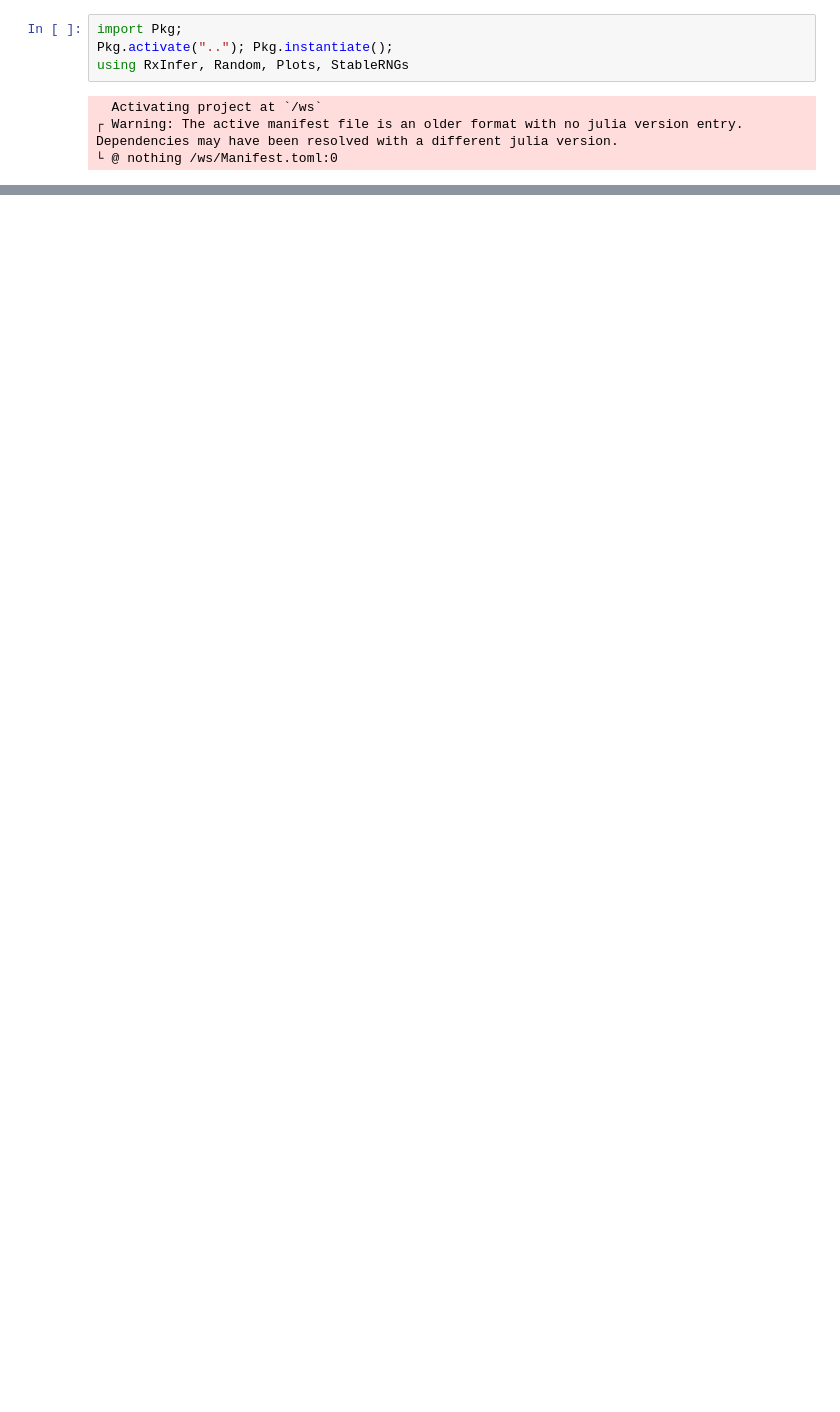
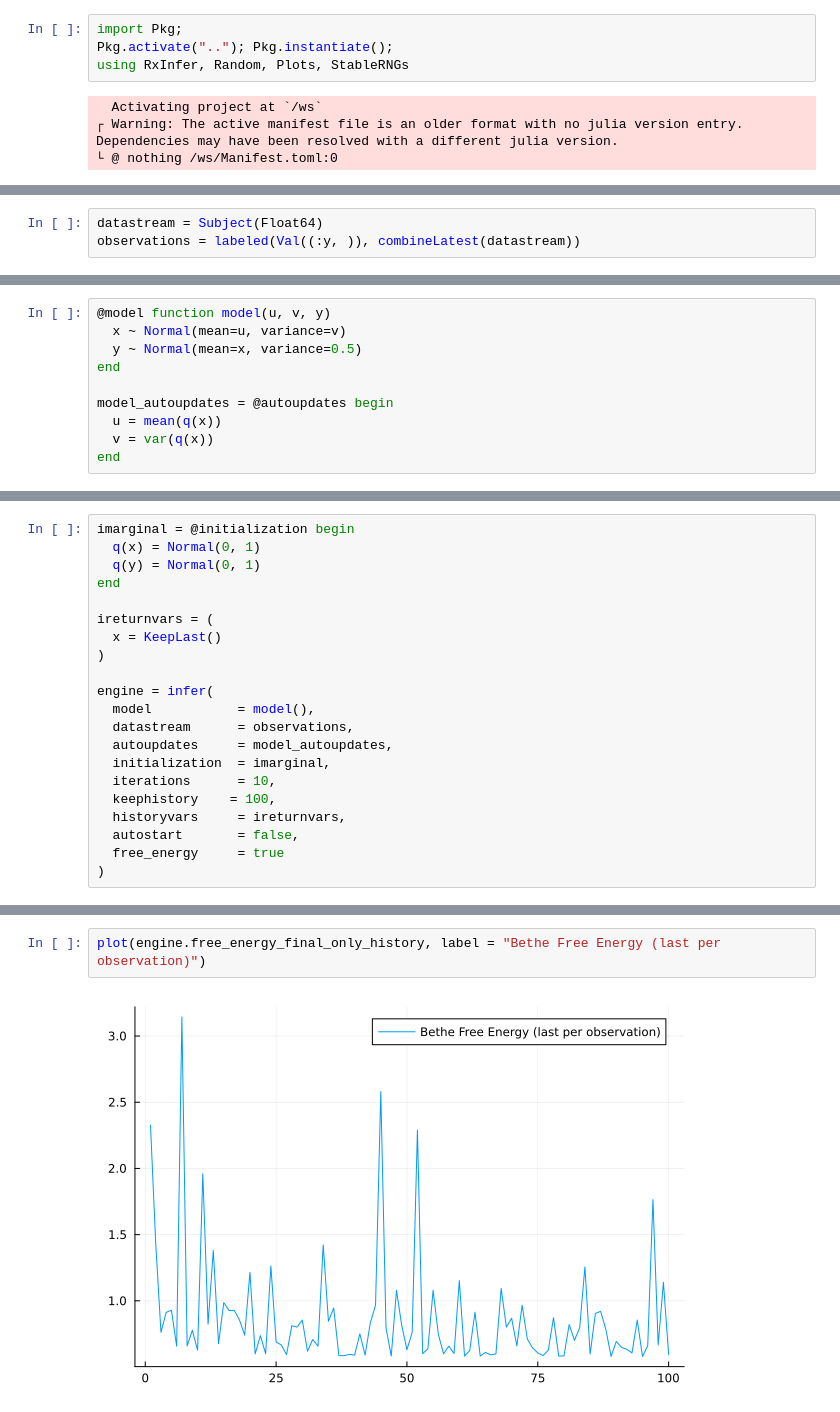
Before and after one commit to MVerschure/Thesis, a Jupyter notebook: my_julia_project/notebooks/1D-Online.ipynb, the cells around one changed output, grey strips where cells are left out. Drawn from its saved outputs; the diff is of its cells as text; blank space fills up the shorter version.

```diff
--- a/my_julia_project/notebooks/1D-Online.ipynb
+++ b/my_julia_project/notebooks/1D-Online.ipynb
@@ -42,0 +37,3 @@ nothing
+# %%
+datastream = Subject(Float64)
+observations = labeled(Val((:y, )), combineLatest(datastream))
@@ -42,0 +42,10 @@ nothing
+# %%
+@model function model(u, v, y)
+  x ~ Normal(mean=u, variance=v)
+  y ~ Normal(mean=x, variance=0.5)
+end
+
+model_autoupdates = @autoupdates begin
+  u = mean(q(x))
+  v = var(q(x))
+end
@@ -42,0 +57,21 @@ nothing
+# %%
+imarginal = @initialization begin
+  q(x) = Normal(0, 1)
+  q(y) = Normal(0, 1)
+end
+
+ireturnvars = (
+  x = KeepLast()
+)
+
+engine = infer(
+  model           = model(),
+  datastream      = observations,
+  autoupdates     = model_autoupdates,
+  initialization  = imarginal,
+  iterations      = 10,
+  keephistory    = 100,
+  historyvars     = ireturnvars,
+  autostart       = false,
+  free_energy     = true
+)
@@ -42,0 +110,4 @@ nothing
+# %%
+plot(engine.free_energy_final_only_history, label = "Bethe Free Energy (last per observation)")
+# %% [output]
+[figure, added]
```
Also changed, not shown: parts of 8 cells of this notebook.
